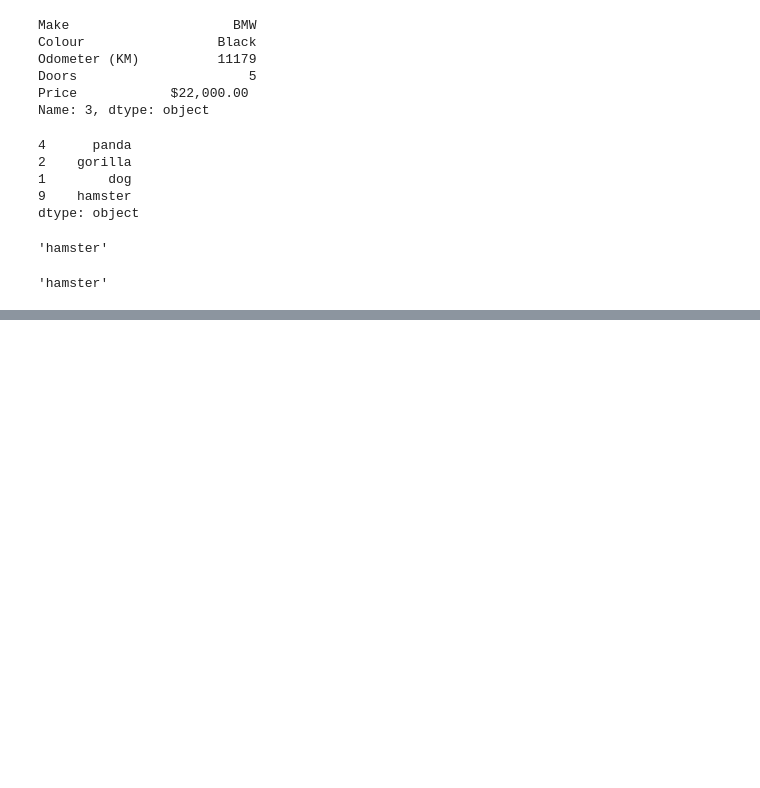
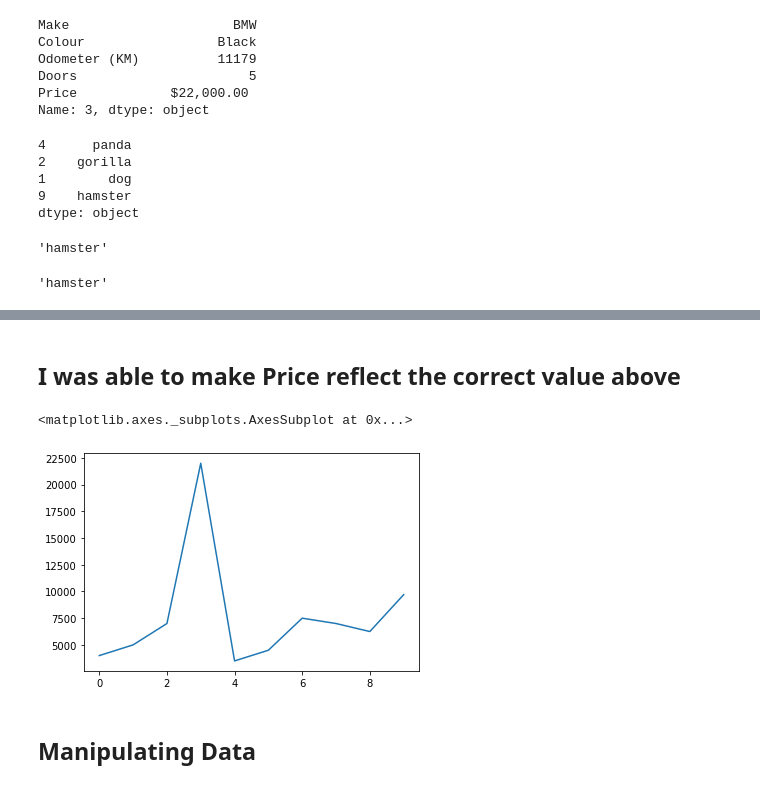
Before and after one commit to MoeCooper/Intro_to_pandas, a Jupyter notebook: Pandas_Intro.ipynb, the cells around one changed output, grey strips where cells are left out. Drawn from its saved outputs; the diff is of its cells as text; code cells hidden in the pictures; blank space fills up the shorter version.

```diff
--- a/Pandas_Intro.ipynb
+++ b/Pandas_Intro.ipynb
@@ -257,0 +318,2 @@ animals.loc[9] #refers to index numbers
+# %%
+car_sales["Price"] = car_sales["Price"].str.replace('[\$\,\.\.]', '').astype(int)
@@ -257,0 +334,2 @@ animals.loc[9] #refers to index numbers
+# %%
+new_price = car_sales["Price"] // 100
@@ -257,0 +354,2 @@ animals.loc[9] #refers to index numbers
+# %%
+new_price = pandas.DataFrame(new_price)
@@ -257,0 +374,2 @@ animals.loc[9] #refers to index numbers
+# %%
+car_sales["Price"] = new_price
@@ -257,0 +390,9 @@ animals.loc[9] #refers to index numbers
+# %% [markdown]
+## I was able to make Price reflect the correct value above
+# %%
+car_sales["Price"].plot()
+# %% [output]
+<matplotlib.axes._subplots.AxesSubplot at 0x...>
+[figure, added]
+# %% [markdown]
+## Manipulating Data
```
Also changed, not shown: parts of 37 cells of this notebook, 3 other files.
